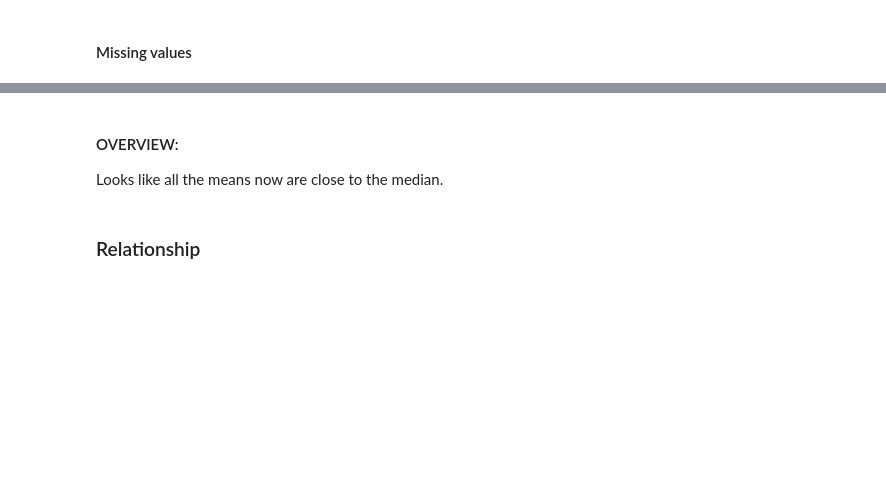
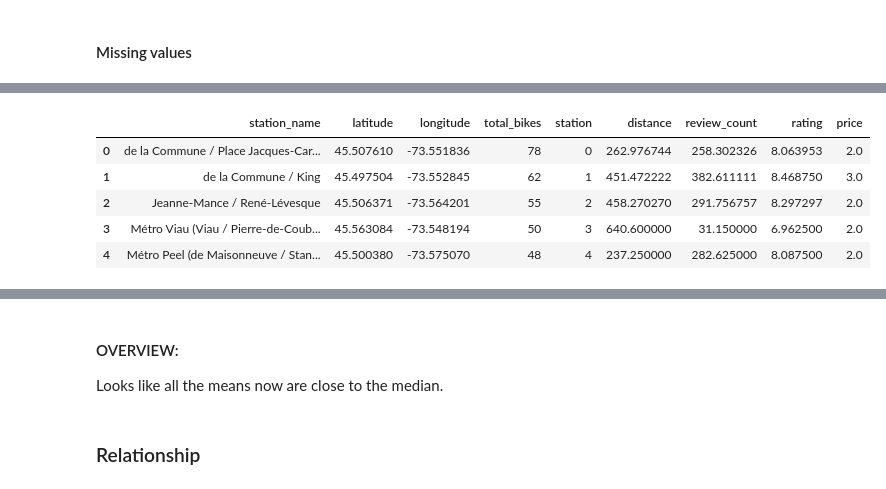
Before and after one commit to Christian-Leclerc/Python-Project-1, a Jupyter notebook: notebooks/joining_data.ipynb, the cells around one changed output, grey strips where cells are left out. Drawn from its saved outputs; the diff is of its cells as text; code cells hidden in the pictures; blank space fills up the shorter version.

```diff
--- a/notebooks/joining_data.ipynb
+++ b/notebooks/joining_data.ipynb
@@ -350,0 +334,9 @@ plt.tight_layout()
+# %%
+merged_yelp.head()
+# %% [output]
+|  | station_name | latitude | longitude | total_bikes | station | distance | review_count | rating | price |
+| 0 | de la Commune / Place Jacques-Car... | 45.507610 | -73.551836 | 78 | 0 | 262.976744 | 258.302326 | 8.063953 | 2.0 |
+| 1 | de la Commune / King | 45.497504 | -73.552845 | 62 | 1 | 451.472222 | 382.611111 | 8.468750 | 3.0 |
+| 2 | Jeanne-Mance / René-Lévesque | 45.506371 | -73.564201 | 55 | 2 | 458.270270 | 291.756757 | 8.297297 | 2.0 |
+| 3 | Métro Viau (Viau / Pierre-de-Coub... | 45.563084 | -73.548194 | 50 | 3 | 640.600000 | 31.150000 | 6.962500 | 2.0 |
+| 4 | Métro Peel (de Maisonneuve / Stan... | 45.500380 | -73.575070 | 48 | 4 | 237.250000 | 282.625000 | 8.087500 | 2.0 |
```
Also changed, not shown: parts of 56 cells of this notebook, 4 other files.
